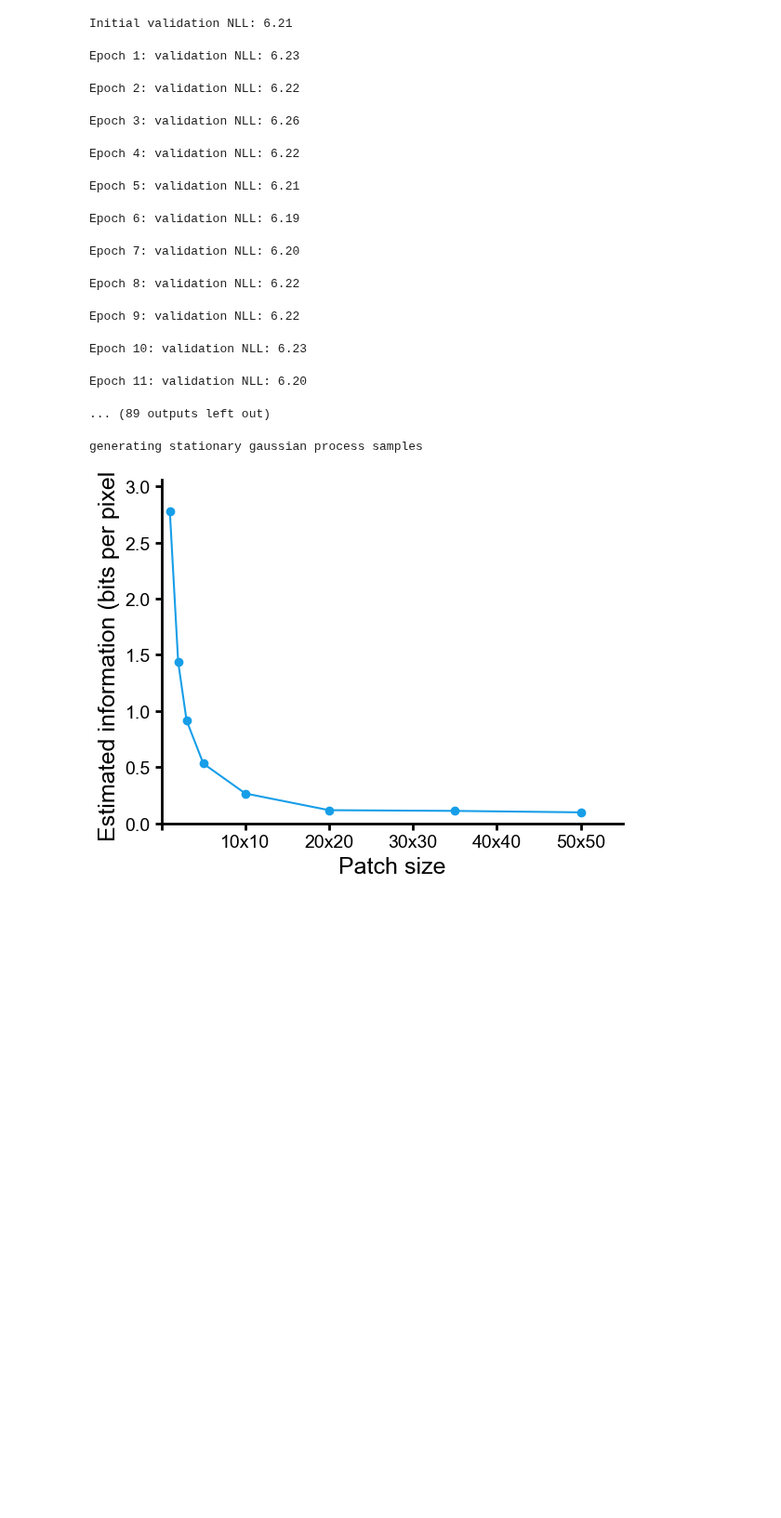
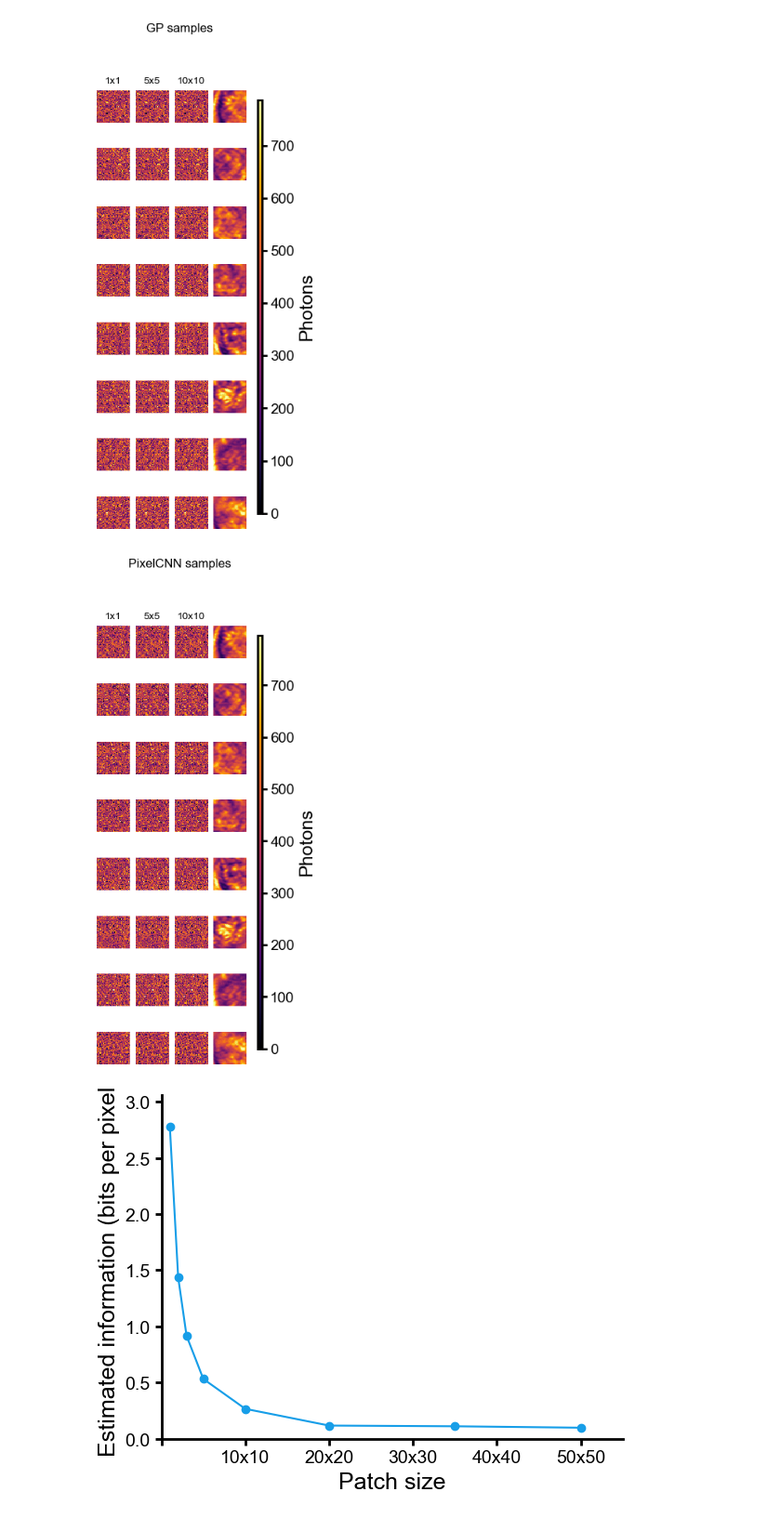
Before and after one commit to Waller-Lab/EncodingInformation, a Jupyter notebook: mi_estimator_experiments/patch_size_and_model_fits.ipynb, the cells around one changed output. Shown at 93% size. Cells and saved outputs as stored; diff of their text form; code cells hidden in the pictures; blank space fills up the shorter version.

```diff
--- a/mi_estimator_experiments/patch_size_and_model_fits.ipynb
+++ b/mi_estimator_experiments/patch_size_and_model_fits.ipynb
@@ -49,6 +49,11 @@ test_images = all_images[num_images:]
 patch_sizes = [1, 2, 3, 5, 10, 20, 35, 50]
 num_samples = 8
 sample_size = 80
+
+
+patch_sizes = [1, 5, 10]
+num_samples = 8
+sample_size = 40
 
 
 # load train and test patches corresponding to the biggest patch size
@@ -80,47 +85,37 @@ for patch_size in tqdm(patch_sizes):
     samples[patch_size]['GP'] = stationary_gp.generate_samples(num_samples=num_samples, sample_shape=sample_size, seed=None)
     print('generating samples PixelCNN')
     samples[patch_size]['PixelCNN'] = pixel_cnn.generate_samples(num_samples=num_samples, sample_shape=sample_size, seed=None)
-# %% [output]
-Initial validation NLL: 6.21
-Epoch 1: validation NLL: 6.23
-Epoch 2: validation NLL: 6.22
-Epoch 3: validation NLL: 6.26
-Epoch 4: validation NLL: 6.22
-Epoch 5: validation NLL: 6.21
-Epoch 6: validation NLL: 6.19
-Epoch 7: validation NLL: 6.20
-Epoch 8: validation NLL: 6.22
-Epoch 9: validation NLL: 6.22
-Epoch 10: validation NLL: 6.23
-Epoch 11: validation NLL: 6.20
-... (89 outputs left out)
 # %%
 for model_name in ['GP', 'PixelCNN']:
     fig, axs = plt.subplots(num_samples, len(patch_sizes) + 1, figsize=( len(patch_sizes), num_samples ), sharex=True, sharey=True)
-    vmin, vmax = np.percentile(samples[patch_sizes[0]][name][0], .1), np.percentile(samples[patch_sizes[0]][name][0], 99.9)
+    vmin, vmax = None, None
     for j, patch_size in enumerate(patch_sizes):
+        model_samples_for_patch_size = samples[patch_sizes[0]][model_name]
+        if vmin is None:
+            vmin, vmax = np.percentile(model_samples_for_patch_size, .1), np.percentile(model_samples_for_patch_size, 99.9)
         for i in range(num_samples):
-            im = axs[i, j].imshow(samples[patch_size][i], cmap='inferno', vmin=vmin, vmax=vmax, interpolation='none')
+            im = axs[i, j].imshow(model_samples_for_patch_size[i], cmap='inferno', vmin=vmin, vmax=vmax, interpolation='none')
             axs[i, j].axis('off')
 
     # show ground truth patch
     display_patches = extract_patches(images, sample_size, num_patches=num_samples, seed=7)
     for i in range(num_samples):
         axs[i, -1].imshow(display_patches[i], cmap='inferno', vmin=vmin, vmax=vmax, interpolation='none')
         axs[i, -1].axis('off')
 
     # add colorbar
     fig.subplots_adjust(right=0.8)
     cbar_ax = fig.add_axes([0.85, 0.15, 0.02, 0.7])
     fig.colorbar(im, cax=cbar_ax)
     cbar_ax.set_ylabel('Photons')
 
     # add a label to each col
     for j, patch_size in enumerate(patch_sizes):
         axs[0, j].set_title(f'{patch_size}x{patch_size}', fontsize=10)
     fig.suptitle(f'{model_name} samples', fontsize=12)
 # %% [output]
-generating stationary gaussian process samples
+[figure, added]
+[figure, added]
 # %%
 from matplotlib.ticker import MaxNLocator
 
```
Also changed, not shown: parts of 1 cell of this notebook, 4 other files.
